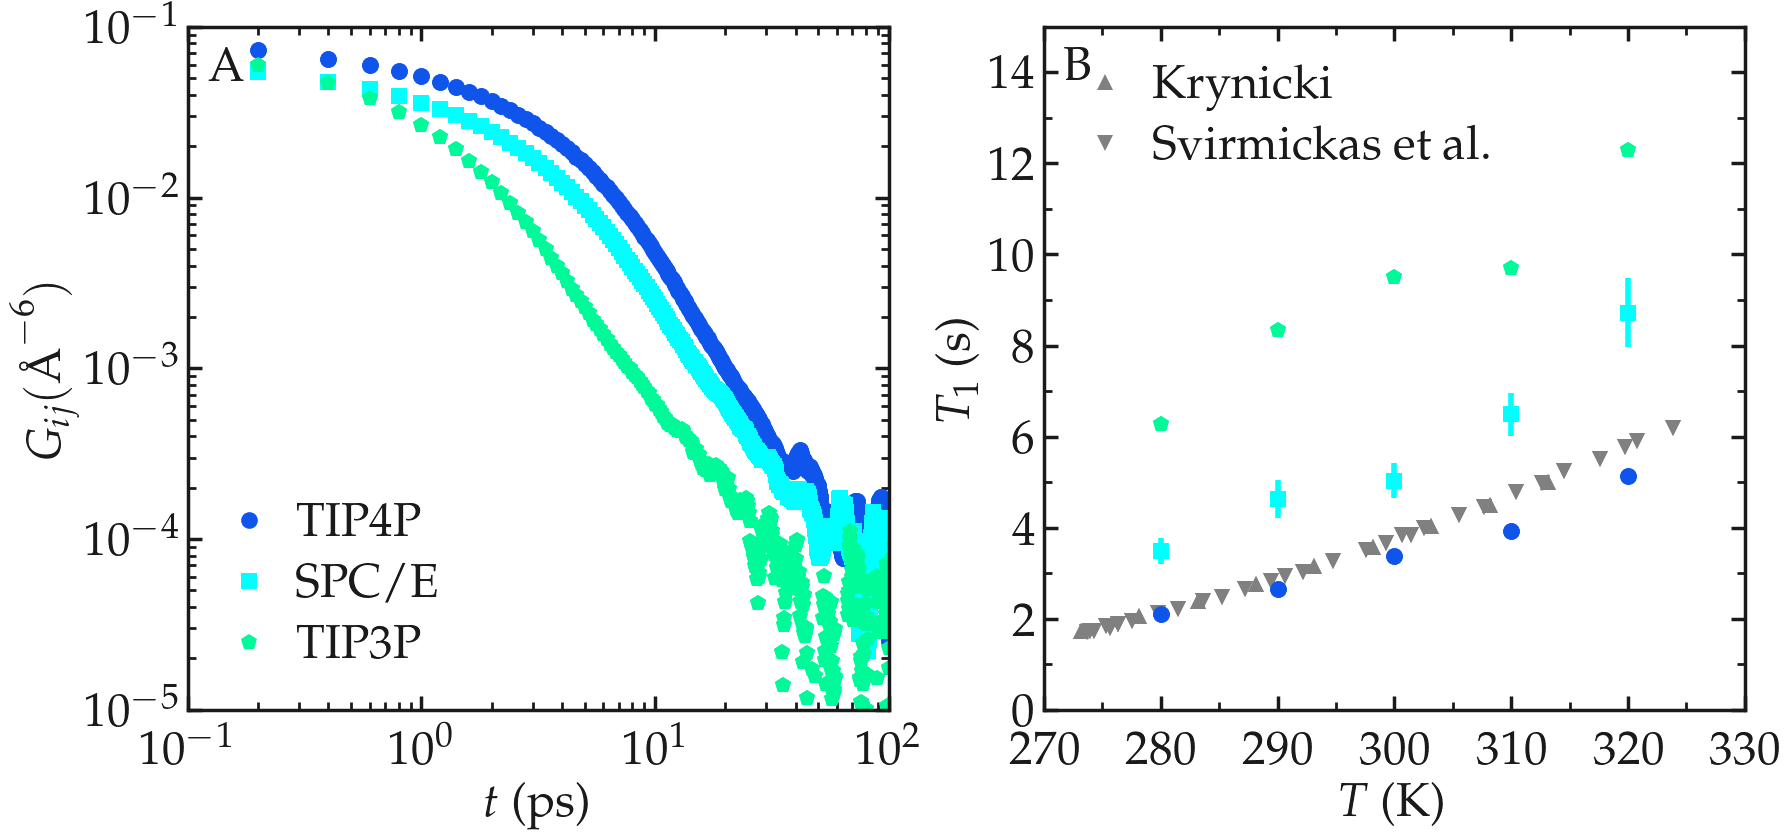
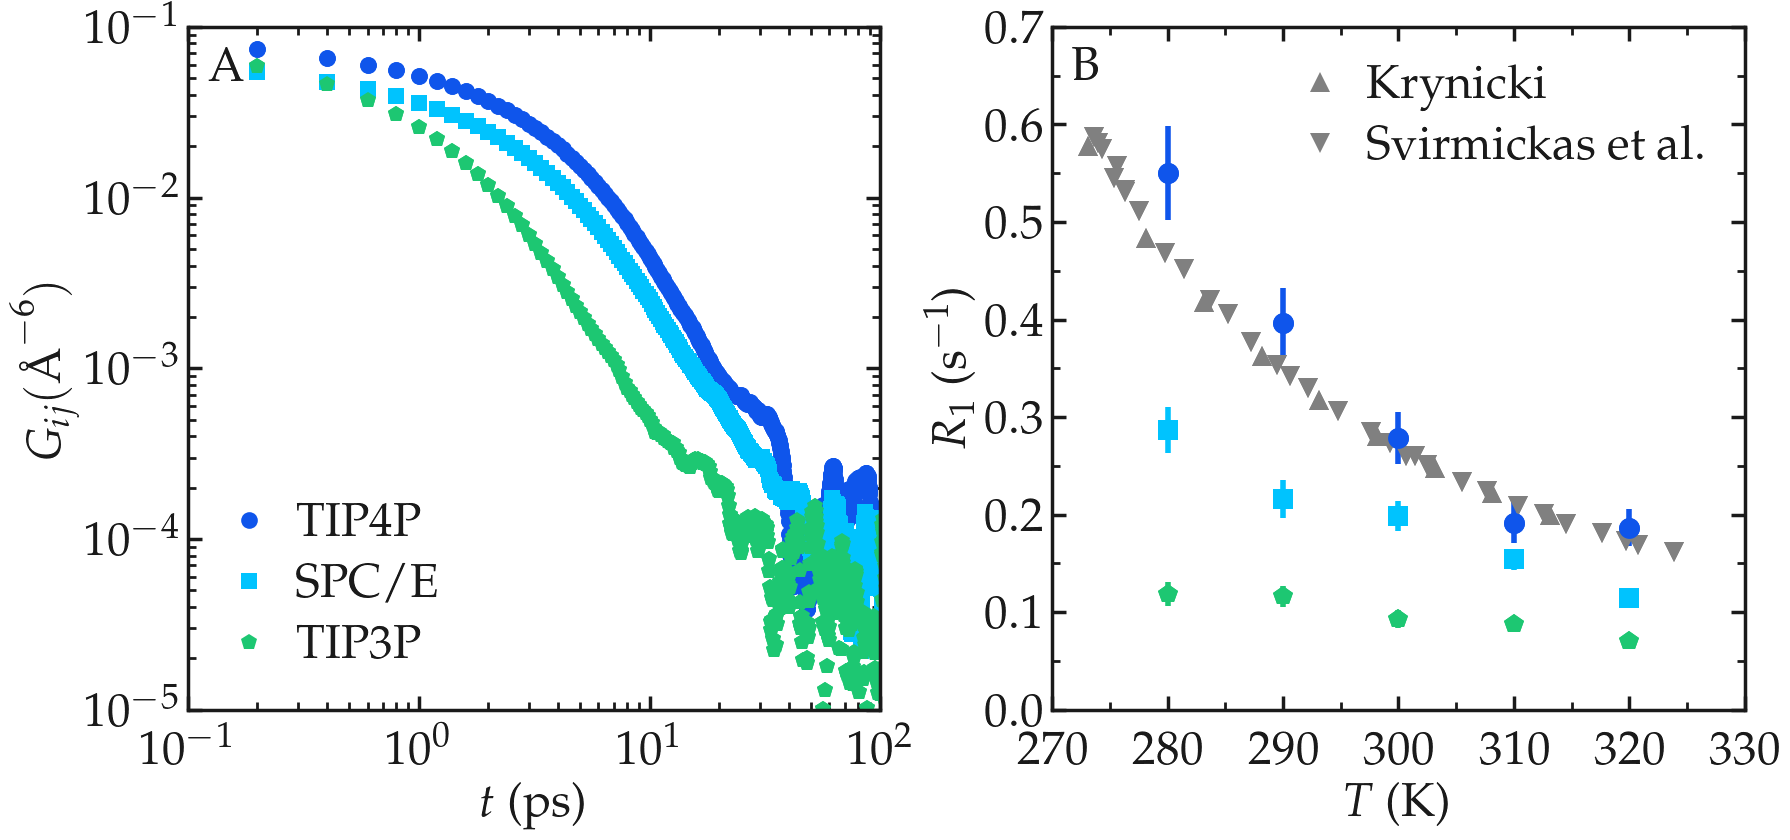
Code edit (unified diff) that turned the first committed figure into the second:
--- before
+++ after
@@ -13,6 +13,6 @@
     myplt.add_panel()
 
-    t, GT = np.loadtxt("water-ff/GT_T300K_TIP4P.dat").T
-    t, GR = np.loadtxt("water-ff/GR_T300K_TIP4P.dat").T
+    t, GT, GT_error = np.loadtxt("water-ff/GT_T300K_TIP4P.dat").T
+    t, GR, GR_error = np.loadtxt("water-ff/GR_T300K_TIP4P.dat").T
     myplt.add_plot(x = t, y = GT+GR, type = "loglog", linewidth_data = 3,
                 marker = "o", data_color = colors[0][:3],
@@ -27,6 +27,6 @@
                    markersize = 12, data_label = r'SPC/E')
 
-    t, GT = np.loadtxt("water-ff/GT_T300K_TIP3P.dat").T
-    t, GR = np.loadtxt("water-ff/GR_T300K_TIP3P.dat").T
+    t, GT, GT_error = np.loadtxt("water-ff/GT_T300K_TIP3P.dat").T
+    t, GR, GR_error = np.loadtxt("water-ff/GR_T300K_TIP3P.dat").T
     myplt.add_plot(x = t, y = GT+GR, type = "loglog", linewidth_data = 3,
                 marker = "p", data_color = colors[2][:3],
@@ -40,31 +40,37 @@
 
     T, T1 = np.loadtxt("water-ff/T1_Krynicki.dat").T
-    myplt.add_plot(x = T, y = T1, type = "plot", linewidth_data = 3,
+    myplt.add_plot(x = T, y = 1/T1, type = "plot", linewidth_data = 3,
                 marker = "^", data_color = np.array([0.5, 0.5, 0.5]),
-                markersize = 12, data_label = r'Krynicki')
+                markersize = 15, data_label = r'Krynicki')
     
     T, T1 = np.loadtxt("water-ff/T1_Svirmickas.dat").T
-    myplt.add_plot(x = T, y = T1, type = "plot", linewidth_data = 3,
+    myplt.add_plot(x = T, y = 1/T1, type = "plot", linewidth_data = 3,
                 marker = "v", data_color = np.array([0.5, 0.5, 0.5]),
-                markersize = 12 , data_label = r'Svirmickas et al.')
+                markersize = 15 , data_label = r'Svirmickas et al.')
     
-    T, T1 = np.loadtxt("water-ff/T1_TIP4Peps.dat").T
-    myplt.add_plot(x = T, y = T1, type = "plot", linewidth_data = 3,
+    T, T1, eT1, _, _, _, _ = np.loadtxt("water-ff/T1_TIP4P.dat").T
+    R1 = 1/T1
+    eR1 = eT1* R1 / T1
+    myplt.add_plot(x = T, y = R1, dy = eR1, type = "plot", linewidth_data = 3,
                 marker = "o", data_color = colors[0][:3],
-                markersize = 12) #, data_label = r'TIP4P$-\epsilon$')
+                markersize = 15) #, data_label = r'TIP4P$-\epsilon$')
     
     T, T1, eT1, _, _, _, _ = np.loadtxt("water-ff/T1_SPCE.dat").T
-    myplt.add_plot(x = T, y = T1, dy = eT1, type = "plot", linewidth_data = 3,
+    R1 = 1/T1
+    eR1 = eT1* R1 / T1
+    myplt.add_plot(x = T, y = R1, dy = eR1, type = "plot", linewidth_data = 3,
                 marker = "s", data_color = colors[1][:3],
-                markersize = 12) #, data_label = r'SPC/E')
+                markersize = 15) #, data_label = r'SPC/E')
     
-    T, T1 = np.loadtxt("water-ff/T1_TIP3P.dat").T
-    myplt.add_plot(x = T, y = T1, type = "plot", linewidth_data = 3,
+    T, T1, eT1, _, _, _, _ = np.loadtxt("water-ff/T1_TIP3P.dat").T
+    R1 = 1/T1
+    eR1 = eT1* R1 / T1
+    myplt.add_plot(x = T, y = R1, dy = eR1, type = "plot", linewidth_data = 3,
                 marker = "p", data_color = colors[2][:3],
-                markersize = 12) #, data_label = r'TIP3P')
+                markersize = 15) #, data_label = r'TIP3P')
     
-    myplt.complete_panel(xlabel = r'$T$ (K)', ylabel = r'$T_1$ (s)',
+    myplt.complete_panel(xlabel = r'$T$ (K)', ylabel = r'$R_1$ (s$^{-1}$)',
                          xpad = 15, legend=True, handlelength_legend=1)
-    myplt.set_boundaries(x_boundaries=(270, 330), y_boundaries=(0, 15))
+    myplt.set_boundaries(x_boundaries=(270, 330), y_boundaries=(0, 0.7))
 
     myplt.add_subplotlabels(type_label_panel = "A")

Commit: updated best practive